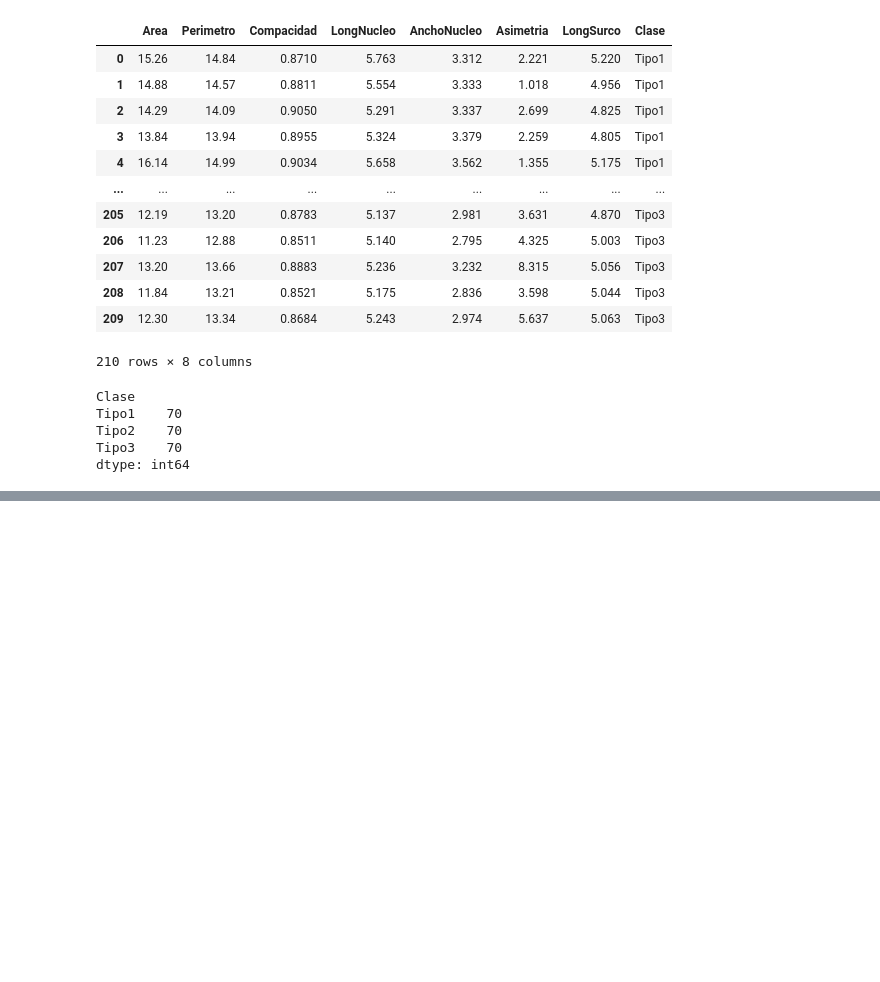
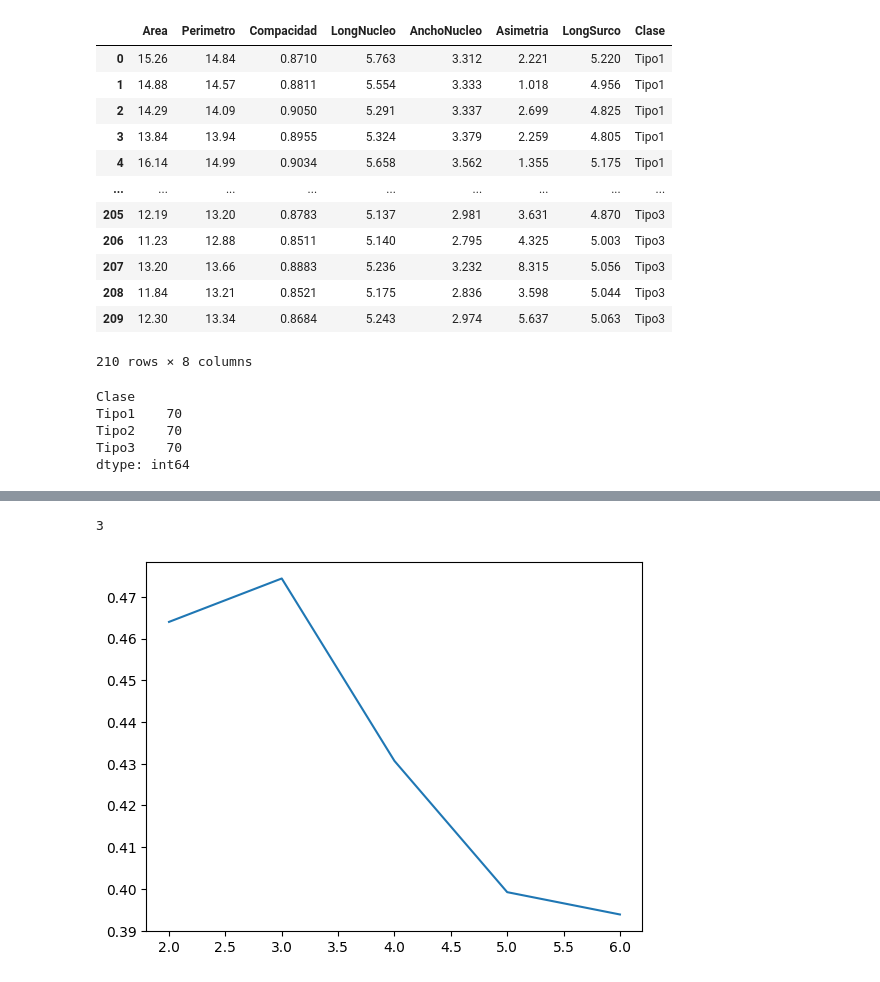
Before and after one commit to Lekkito/Mineria-de-Datos, a Jupyter notebook: prac2/prac2.ipynb, the cells around one changed output, grey strips where cells are left out. Drawn from its saved outputs; the diff is of its cells as text; code cells hidden in the pictures; blank space fills up the shorter version.

```diff
--- a/prac2/prac2.ipynb
+++ b/prac2/prac2.ipynb
@@ -90,0 +131,48 @@ Accuracy Score:
+# %%
+from sklearn.cluster import KMeans
+from sklearn.metrics import silhouette_score
+
+def silhouette(data, max_clusters=10):
+    """
+    Función para seleccionar el número óptimo de clusters utilizando el coeficiente de Silhouette.
+
+    Parámetros:
+    -----------
+    data : matriz o matriz dispersa, forma (n_samples, n_features)
+        Los datos de entrada.
+
+    max_clusters : int, opcional (por defecto=10)
+        El número máximo de clusters a considerar.
+
+    Retorna:
+    -------
+    best_k : int
+        El número óptimo de clusters seleccionado por el método de Silhouette
+    """
+
+    silhouette_scores = []  # Lista para almacenar los coeficientes de Silhouette
+
+    # Iterar sobre los valores de k
+    for k in range(2, max_clusters + 1):
+        # Crear un modelo de KMeans con el número de clusters k
+        kmeans = KMeans(n_clusters=k, max_iter=500, n_init=10, random_state=85)
+
+        # Ajustar el modelo a los datos y obtener las etiquetas de los clusters
+        labels = kmeans.fit_predict(data)
+
+        # Calcular el coeficiente de Silhouette para el modelo
+        silhouette_avg = silhouette_score(data, labels)
+
+        # Agregar el coeficiente a la lista
+        silhouette_scores.append(silhouette_avg)
+
+    # Encontrar el valor de k con el coeficiente de Silhouette más alto
+    best_k = 2 + silhouette_scores.index(max(silhouette_scores))
+
+    return best_k, silhouette_scores
+# %%
+plt.plot(range(2,7),silhouette(X_scaled, max_clusters=6)[1])
+silhouette(X_scaled, max_clusters=6)[0]
+# %% [output]
+3
+[figure, added]
```
Also changed, not shown: parts of 14 cells of this notebook, 1 other file.
